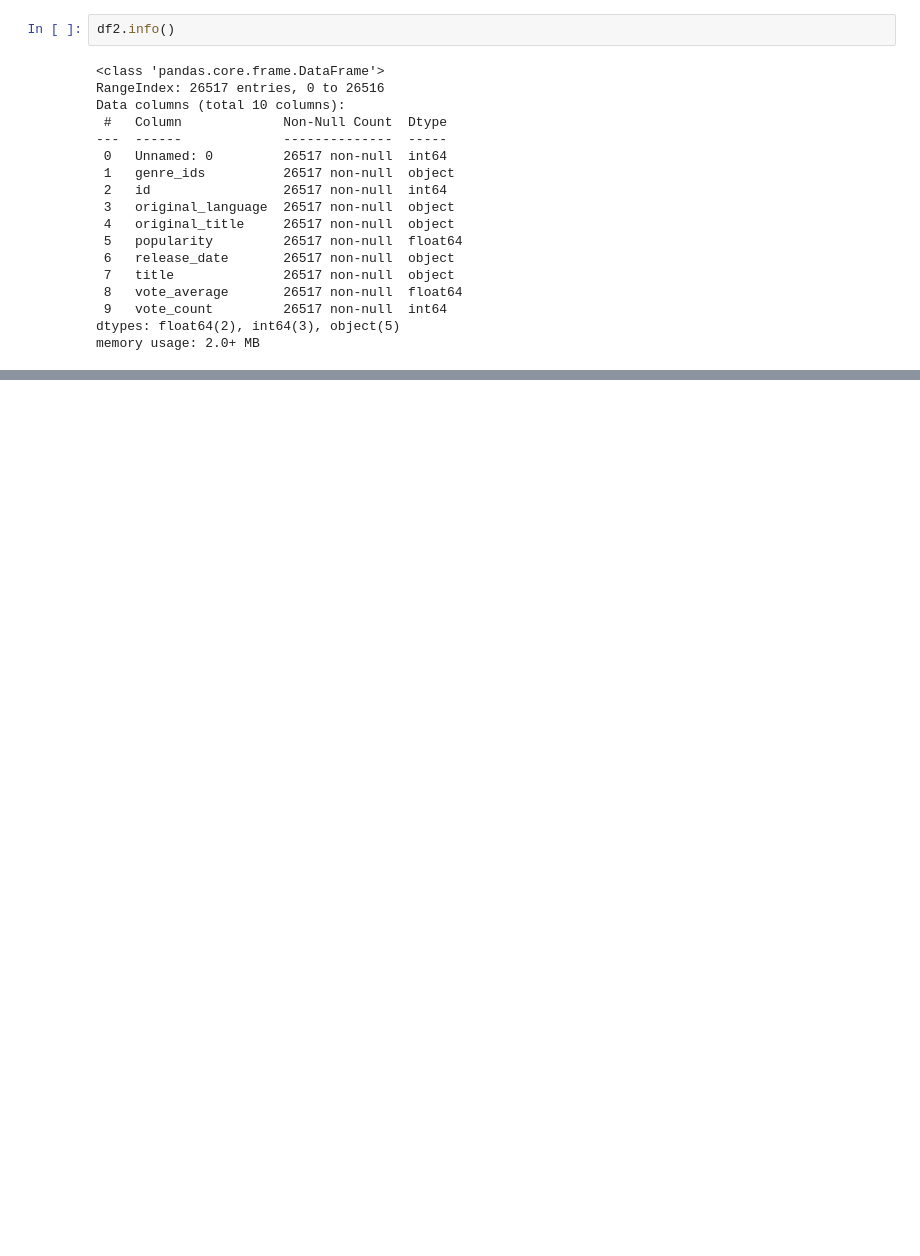
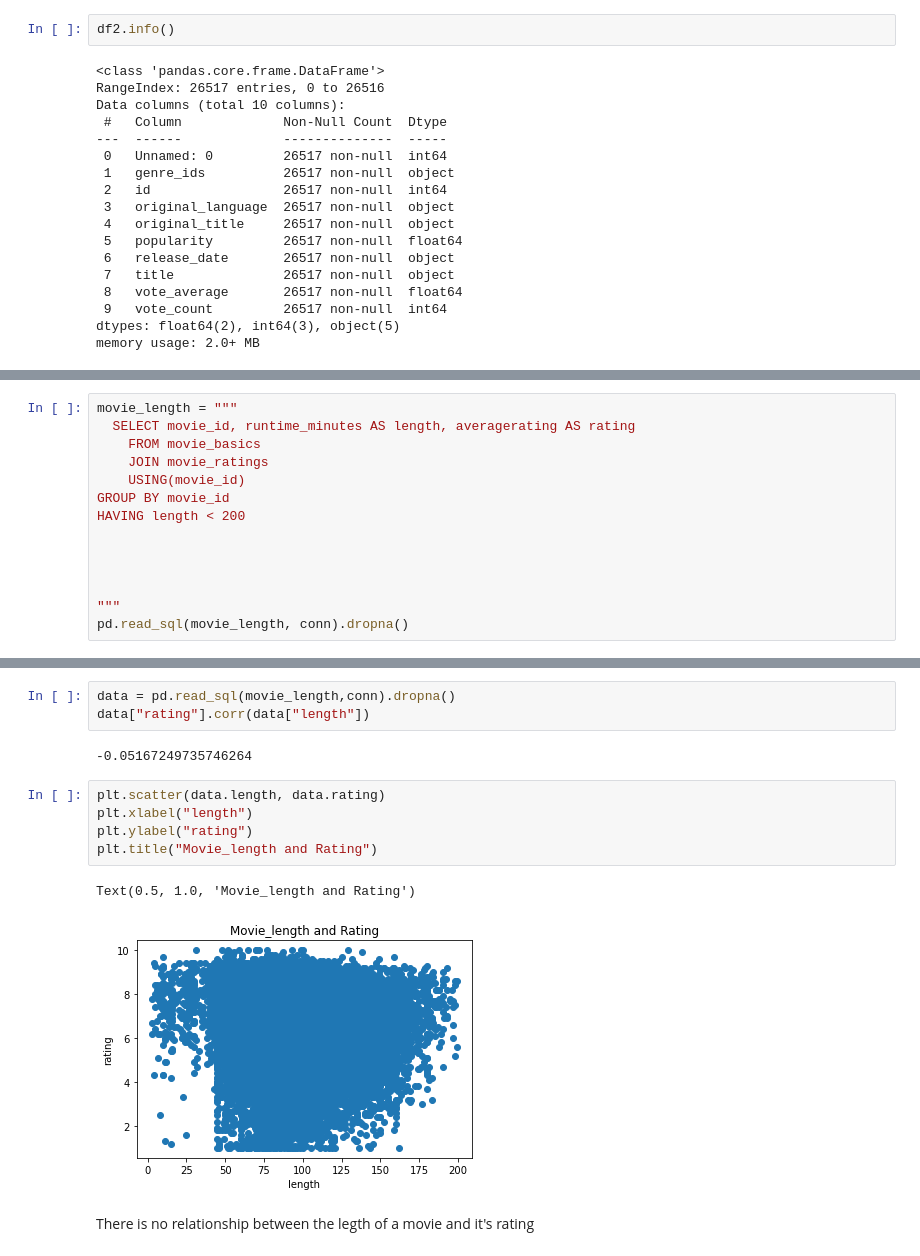
Before and after one commit to AbelO2022/Phase_1_Microsoft_Project, a Jupyter notebook: student.ipynb, the cells around one changed output, grey strips where cells are left out. Drawn from its saved outputs; the diff is of its cells as text; blank space fills up the shorter version.

```diff
--- a/student.ipynb
+++ b/student.ipynb
@@ -85,0 +382,14 @@ memory usage: 2.0+ MB
+# %%
+movie_length = """
+  SELECT movie_id, runtime_minutes AS length, averagerating AS rating
+    FROM movie_basics
+    JOIN movie_ratings
+    USING(movie_id)
+GROUP BY movie_id
+HAVING length < 200
+
+
+
+
+"""
+pd.read_sql(movie_length, conn).dropna()
@@ -85,0 +410,15 @@ memory usage: 2.0+ MB
+# %%
+data = pd.read_sql(movie_length,conn).dropna()
+data["rating"].corr(data["length"])
+# %% [output]
+-0.05167249735746264
+# %%
+plt.scatter(data.length, data.rating)
+plt.xlabel("length")
+plt.ylabel("rating")
+plt.title("Movie_length and Rating")
+# %% [output]
+Text(0.5, 1.0, 'Movie_length and Rating')
+[figure, added]
+# %% [markdown]
+There is no relationship between the legth of a movie and it's rating
```
Also changed, not shown: parts of 44 cells of this notebook.
